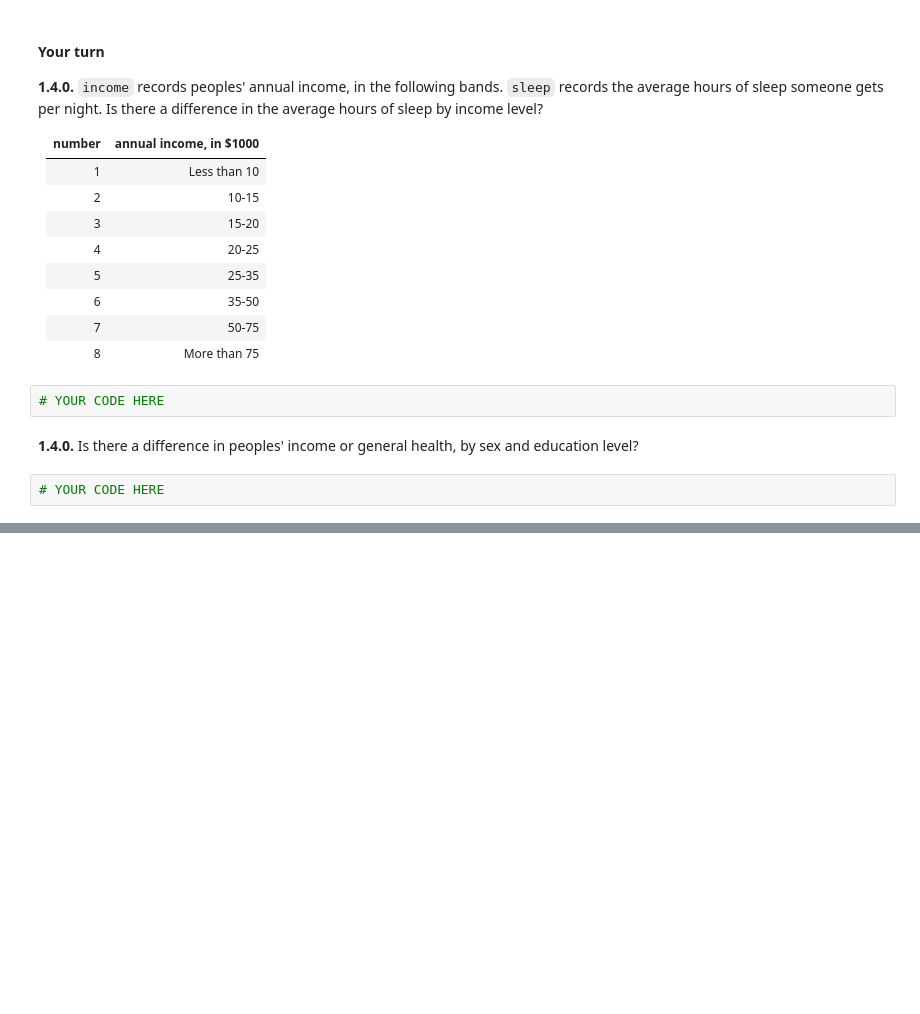
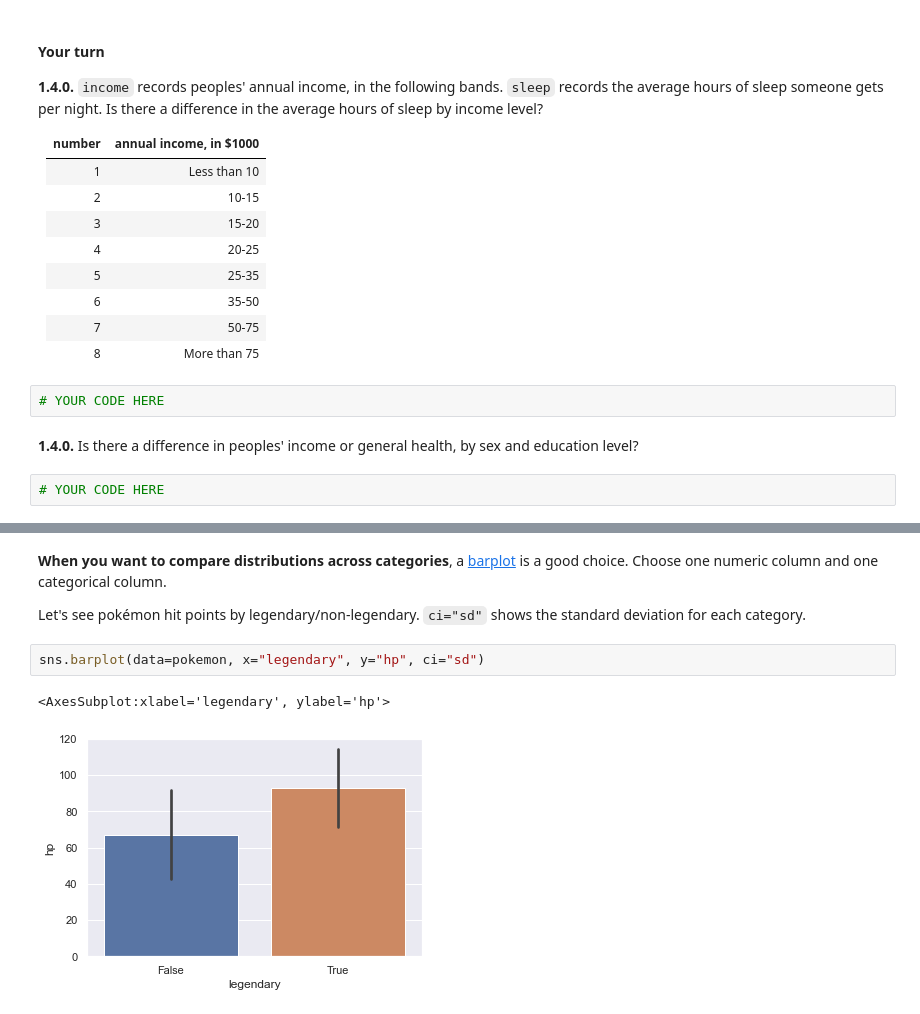
Before and after one commit to cproctor/mwc-pedprog-unit01-lab04, a Jupyter notebook: lab_04.ipynb, the cells around one changed output, grey strips where cells are left out. Cells and saved outputs as stored; diff of their text form; blank space fills up the shorter version.

```diff
--- a/lab_04.ipynb
+++ b/lab_04.ipynb
@@ -356,0 +369,9 @@ pokemon.attack.hist()
+# %% [markdown]
+**When you want to compare distributions across categories**, a [barplot](https://seaborn.pydata.org/generated/seaborn.barplot.html) is a good choice. Choose one numeric column and one categorical column.
+
+Let's see pokémon hit points by legendary/non-legendary. `ci="sd"` shows the standard deviation for each category.
+# %%
+sns.barplot(data=pokemon, x="legendary", y="hp", ci="sd")
+# %% [output]
+<AxesSubplot:xlabel='legendary', ylabel='hp'>
+[figure, added]
```
Also changed, not shown: parts of 26 cells of this notebook, 1 other file.
